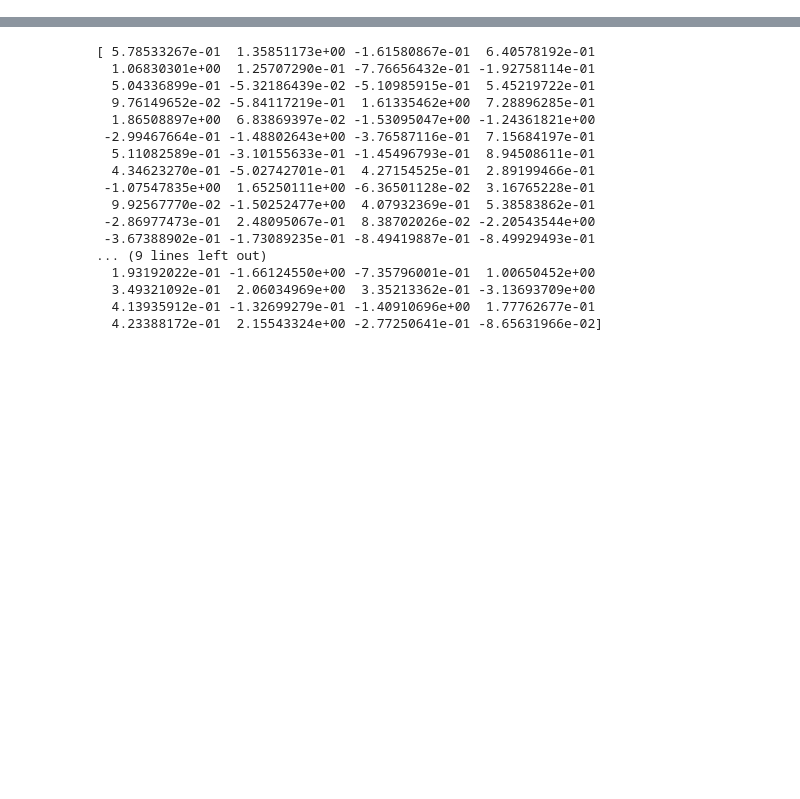
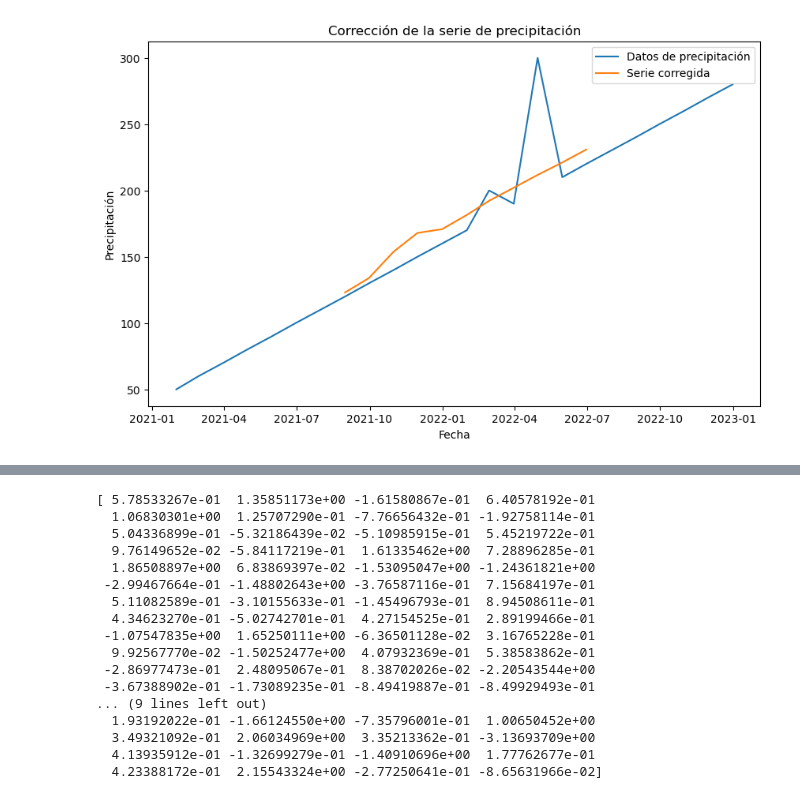
Before and after one commit to AilinDCabrera/DATA_ANALISIS, a Jupyter notebook: CODIGOS/Run_ejemplo.ipynb, the cells around one changed output, grey strips where cells are left out. Drawn from its saved outputs; the diff is of its cells as text; code cells hidden in the pictures; blank space fills up the shorter version.

```diff
--- a/CODIGOS/Run_ejemplo.ipynb
+++ b/CODIGOS/Run_ejemplo.ipynb
@@ -51,3 +51,40 @@ var = 'PRE'   # Variable a evaluar. Si es precipitación marcar como 'PRE', si e
 file_data = "../datos/"  #Carpeta de ubicación de los datos, cada estación en un csv por separado, el nombre del csv es el mismo de la estación
 
 lista_files = [i for i in os.listdir(file_data) if i != '.DS_Store']  #Seleccionar CSVs y excluir archivo oculto de macOS.
+# %%
+import pandas as pd
+import numpy as np
+import matplotlib.pyplot as plt
+import statsmodels.api as sm
+
+# Datos de precipitación ejemplo
+x = pd.date_range(start='2021-01-01', periods=24, freq='M')  # Meses
+y = np.array([50, 60, 70, 80, 90, 100, 110, 120, 130, 140, 150, 160, 170, 200, 190, 300, 210, 220, 230, 240, 250, 260, 270, 280])  # Datos de precipitación
+serie = pd.Series(y, index=x)
+
+# Descomposición de la serie temporal
+descomposicion = sm.tsa.seasonal_decompose(serie, model='additive', period=12)  # Periodo mensual
+
+# Componentes de la serie temporal
+tendencia = descomposicion.trend
+estacionalidad = descomposicion.seasonal
+residuos = descomposicion.resid
+
+# Corrección de la componente estacional (suavizado)
+ventana_suavizado = 14  # Ventana de suavizado para cubrir todo el rango de fechas
+estacionalidad_corregida = estacionalidad.rolling(window=ventana_suavizado, center=True).mean()
+
+# Recomposición de la serie temporal
+serie_corregida = tendencia + estacionalidad_corregida + residuos
+
+# Graficar los datos originales y la serie corregida
+plt.figure(figsize=(10, 6))
+plt.plot(serie.index, serie.values, label='Datos de precipitación')
+plt.plot(serie_corregida.index, serie_corregida.values, label='Serie corregida')
+plt.xlabel('Fecha')
+plt.ylabel('Precipitación')
+plt.legend()
+plt.title('Corrección de la serie de precipitación')
+plt.show()
+# %% [output]
+[figure, added]
```
Also changed, not shown: parts of 1 cell of this notebook, 5 other files.
